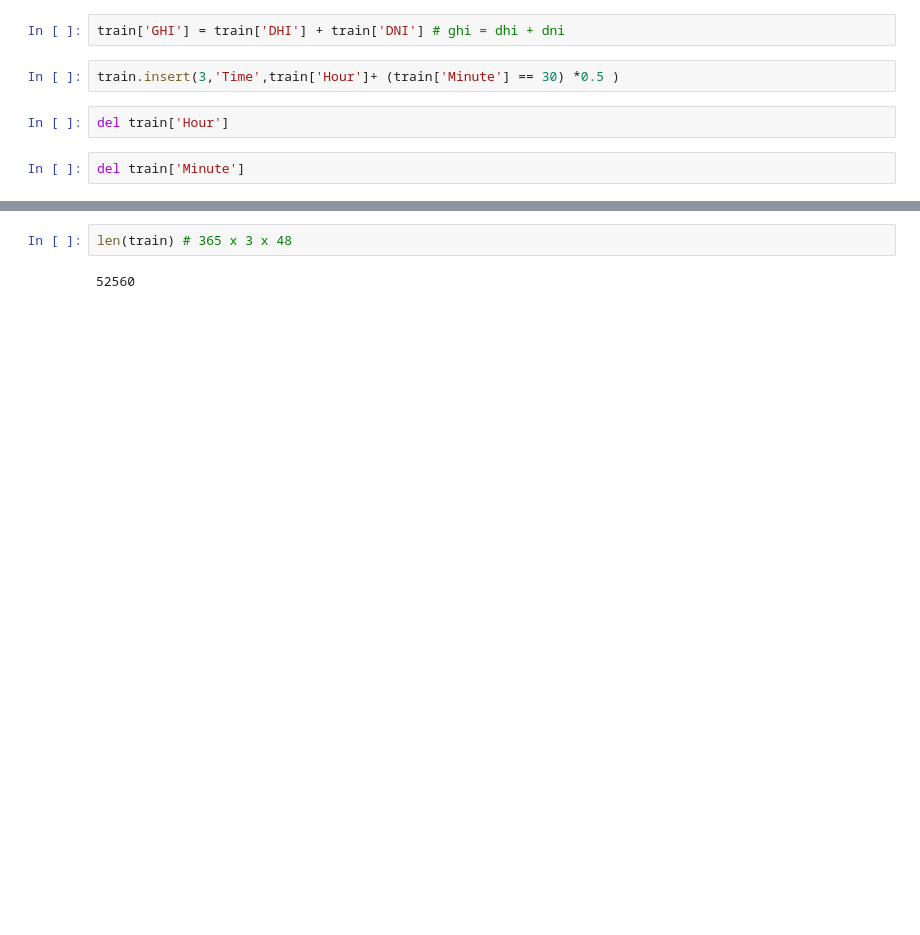
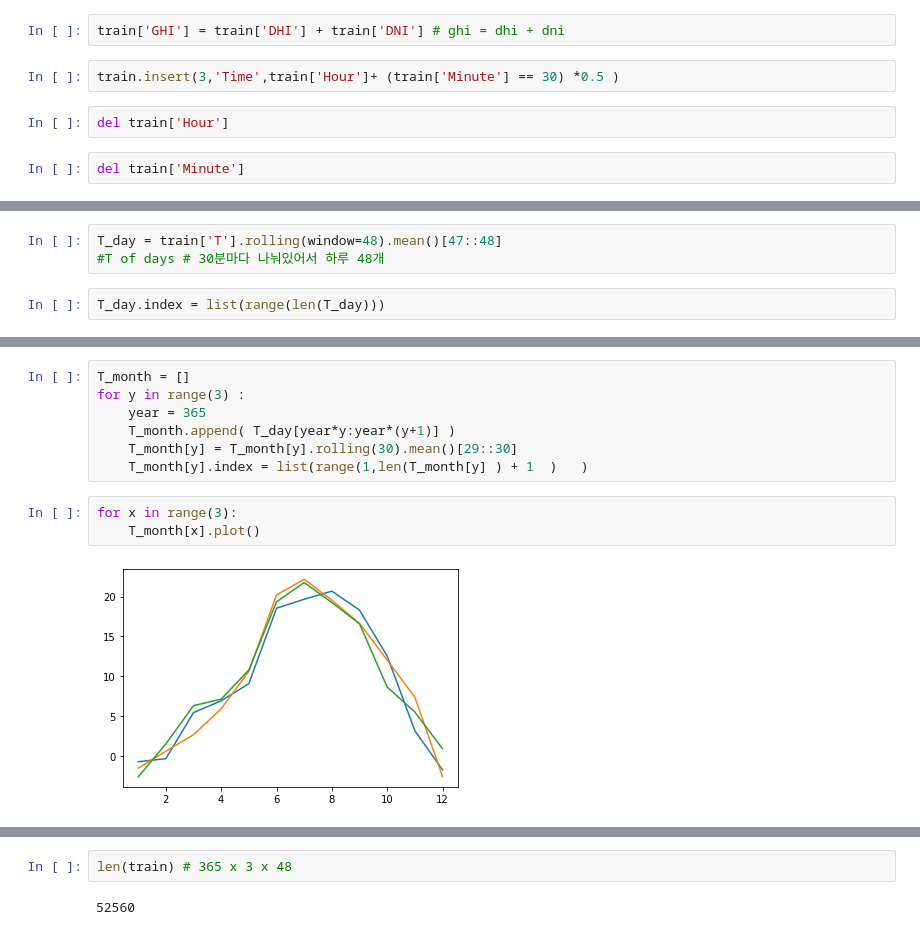
Before and after one commit to yg-renaissance/solar-energy-prediction, a Jupyter notebook: epsilon_Quantile_regression.ipynb, the cells around one changed output, grey strips where cells are left out. Saved outputs shown, nothing was run; the diff lists cells and outputs as text; blank space fills up the shorter version.

Commit message:
about Temperature of month

```diff
--- a/epsilon_Quantile_regression.ipynb
+++ b/epsilon_Quantile_regression.ipynb
@@ -48,0 +44,5 @@ array([[9, 7],
+# %%
+T_day = train['T'].rolling(window=48).mean()[47::48]
+#T of days # 30분마다 나눠있어서 하루 48개
+# %%
+T_day.index = list(range(len(T_day)))
@@ -48,0 +64,12 @@ array([[9, 7],
+# %%
+T_month = []
+for y in range(3) :
+    year = 365
+    T_month.append( T_day[year*y:year*(y+1)] )
+    T_month[y] = T_month[y].rolling(30).mean()[29::30]
+    T_month[y].index = list(range(1,len(T_month[y] ) + 1  )   )
+# %%
+for x in range(3):
+    T_month[x].plot()
+# %% [output]
+[figure, added]
```
Also changed, not shown: parts of 8 cells of this notebook, 3 other files.
